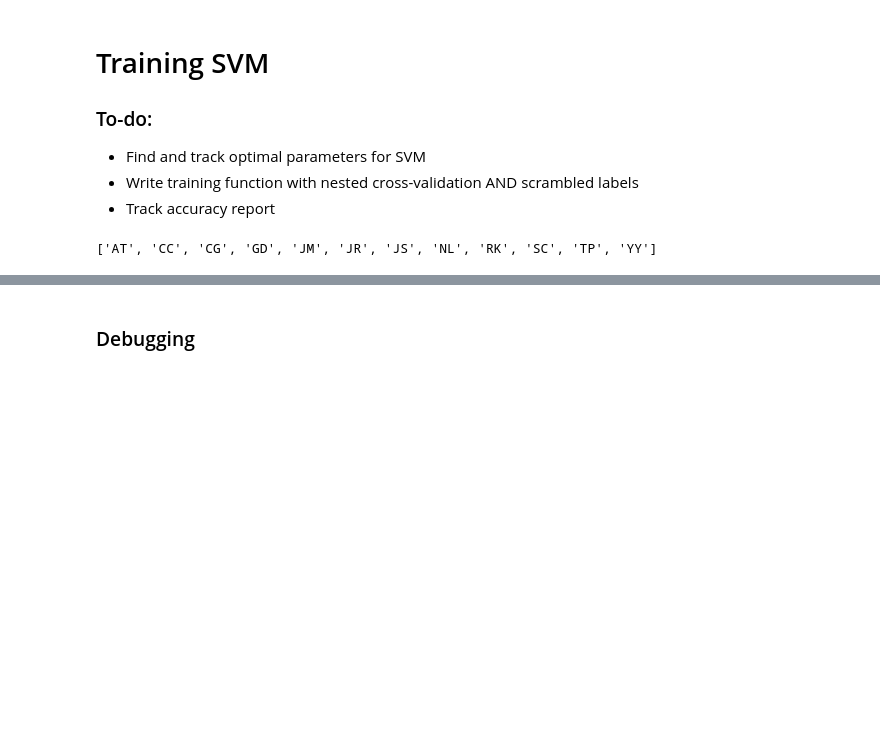
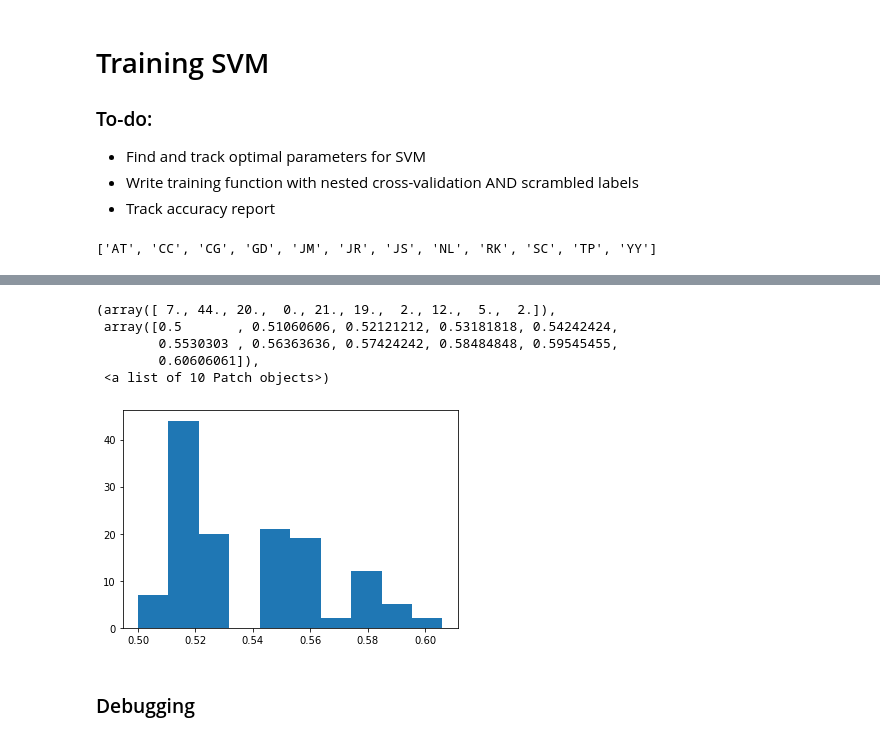
Before and after one commit to alexxyu/fmri-svm, a Jupyter notebook: SVM Classifier.ipynb, the cells around one changed output, grey strips where cells are left out. Cells and saved outputs as stored; diff of their text form; code cells hidden in the pictures; blank space fills up the shorter version.

```diff
--- a/SVM Classifier.ipynb
+++ b/SVM Classifier.ipynb
@@ -156,3 +250,19 @@ def generate_data(subjects, inner_test_subject, outer_test_subject, path, suffix
+# %%
+# rbf kernel
+
+vals = []
+for column in accs:
+    vals.extend(accs[column].tolist())
+
+vals = [x for x in vals if str(x) != 'nan']
+plt.hist(vals)
+# %% [output]
+(array([ 7., 44., 20.,  0., 21., 19.,  2., 12.,  5.,  2.]),
+ array([0.5       , 0.51060606, 0.52121212, 0.53181818, 0.54242424,
+        0.5530303 , 0.56363636, 0.57424242, 0.58484848, 0.59545455,
+        0.60606061]),
+ <a list of 10 Patch objects>)
+[figure, added]
 # %% [markdown]
 ### Debugging
 # %%
```
Also changed, not shown: parts of 12 cells of this notebook.
